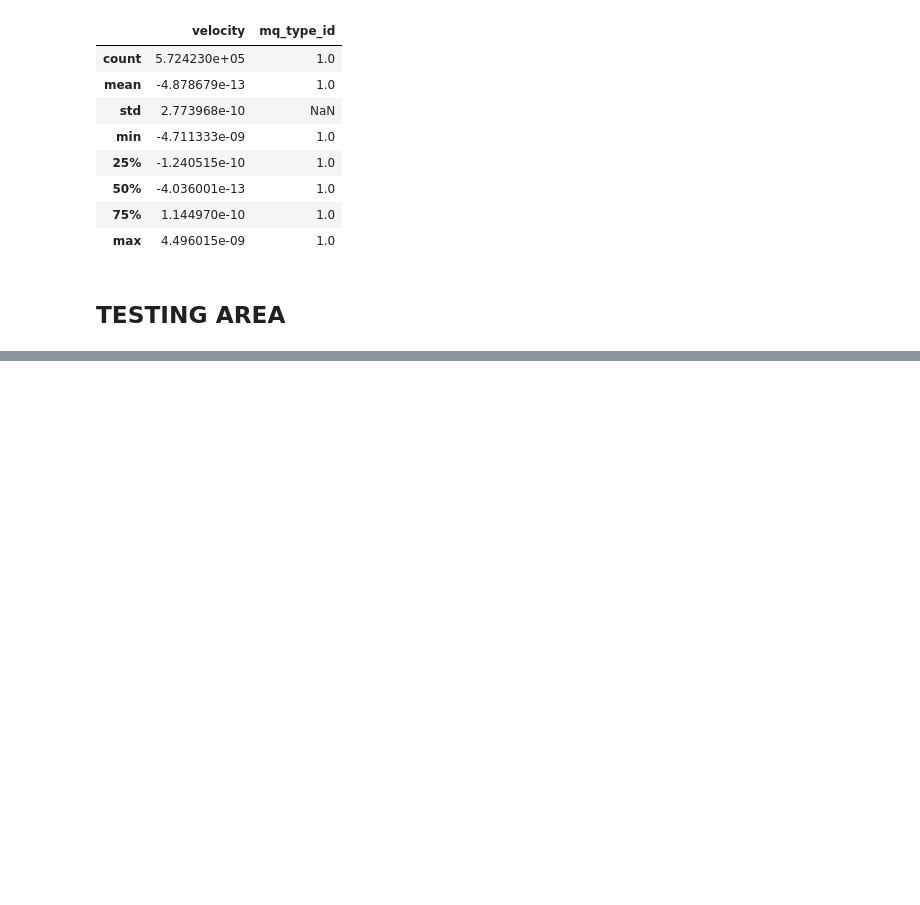
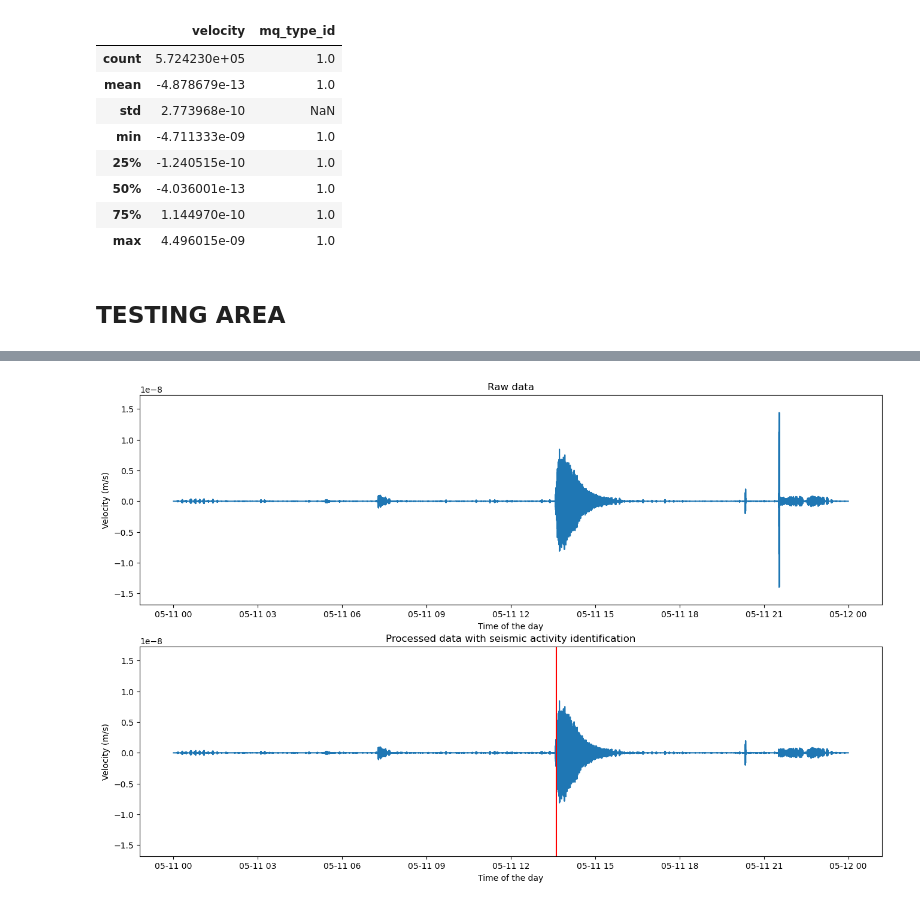
Before and after one commit to alexbeaulieu/skadra-space-apps-2024-notebooks, a Jupyter notebook: notebooks/notebook_with_filters.ipynb, the cells around one changed output, grey strips where cells are left out. Cells and saved outputs as stored; diff of their text form; code cells hidden in the pictures; blank space fills up the shorter version.

```diff
--- a/notebooks/notebook_with_filters.ipynb
+++ b/notebooks/notebook_with_filters.ipynb
@@ -352,0 +414,28 @@ plt.show()
+# %%
+
+fig= plt.figure(figsize=(16, 10))
+
+min_value = min(data.velocity)
+max_value = max(data.velocity)
+
+ax = plt.subplot(2, 1, 1)
+ax.title.set_text("Raw data")
+ax.plot(data.velocity)
+ax.set_ylim([min_value*1.2, max(data.velocity)*1.2])
+ax.set_xlabel("Time of the day")
+ax.set_ylabel("Velocity (m/s)")
+
+ax2 = plt.subplot(2, 1, 2)
+ax2.title.set_text("Processed data with seismic activity identification")
+ax2.plot(data_f.velocity)
+ax2.set_ylim([min_value*1.2, max(data.velocity)*1.2])
+ax2.set_xlabel("Time of the day")
+ax2.set_ylabel("Velocity (m/s)")
+for peak in peaks_timestamp:
+    ax2.axvline(peak, color='r')
+
+# ax2 = plt.subplot(2, 1, 2)
+# ax2.plot(data_f.velocity)
+# ax2.set_ylim([min_value*1.2, max(data.velocity)*1.2])
+# %% [output]
+[figure, added]
```
Also changed, not shown: parts of 10 cells of this notebook.
